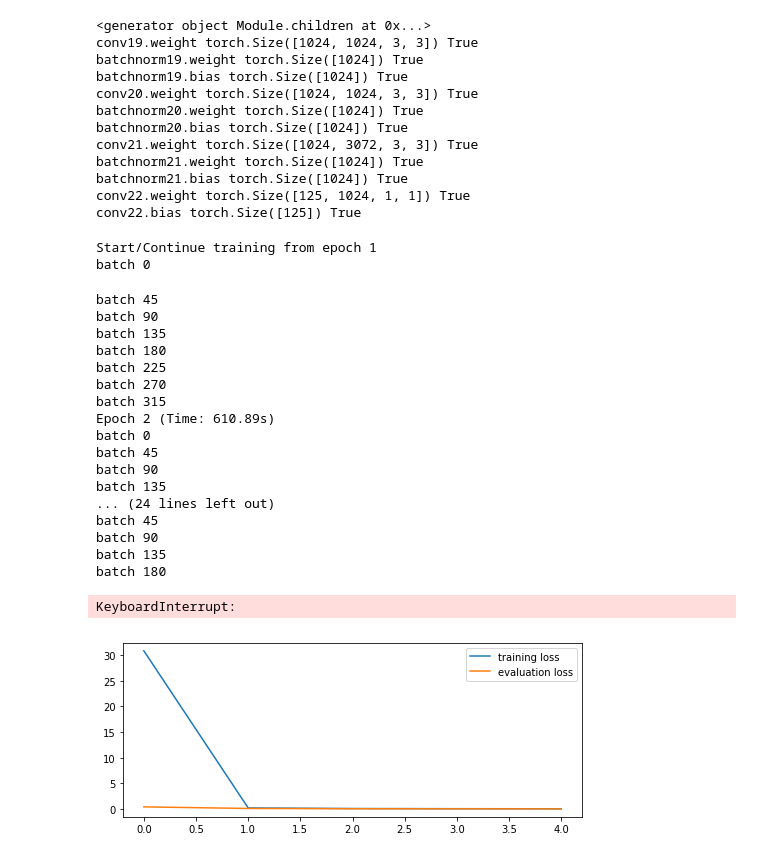
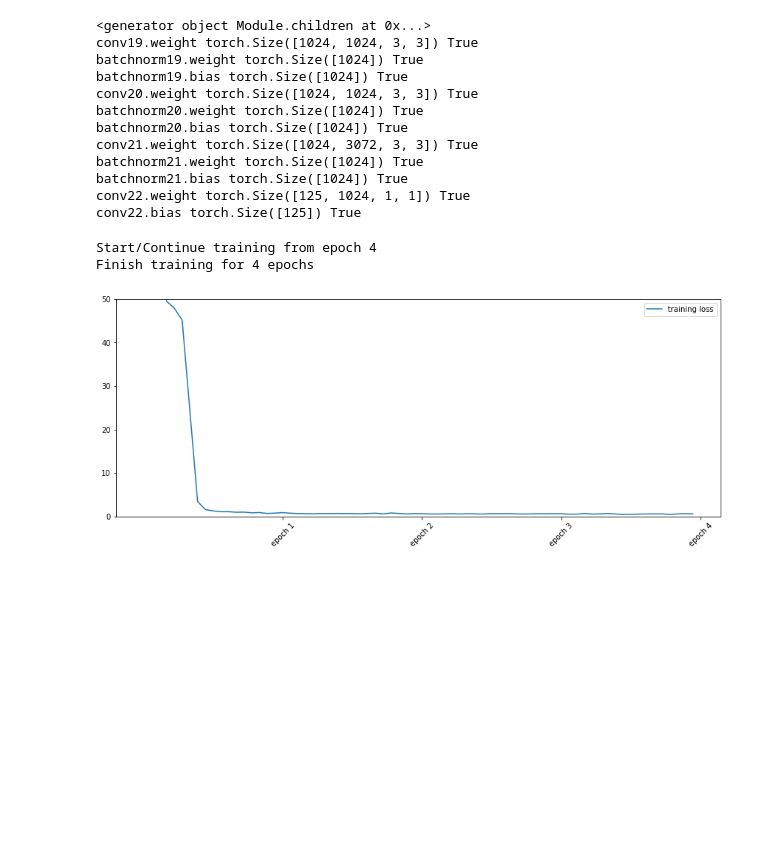
Before and after one commit to wZhou96/ece285ZHQL, a Jupyter notebook: YOLOv2.ipynb, the cells around one changed output. Drawn from its saved outputs; the diff is of its cells as text; code cells hidden in the pictures; blank space fills up the shorter version.

```diff
--- a/YOLOv2.ipynb
+++ b/YOLOv2.ipynb
@@ -154,44 +154,28 @@ class YOLOStatsManager(nt.StatsManager):
 #         accuracy = 100 * self.running_accuracy / self.number_update
         return {'loss': loss}
 # %%
-# !rm -r yolo_voc1
+!rm -r yolo_voc1
 
 lr = 0.00025
 net = net.to(device)
 adam = torch.optim.Adam(net.parameters(), lr=lr)
 stats_manager = YOLOStatsManager()
 exp1 = nt.Experiment(net, train_set, test_set, adam, stats_manager, meta, output_dir="yolo_voc1",
-                     batch_size = batch_size, perform_validation_during_training=True)
+                     batch_size = batch_size, perform_validation_during_training=False)
 # %%
 def plot(exp, fig, axes):
     axes.clear()
-    axes.plot([exp.history[k][0]['loss'] for k in range(exp.epoch)], label="training loss")
-    axes.plot([exp.history[k][1]['loss'] for k in range(exp.epoch)], label="evaluation loss")
+    axes.plot([exp.history[k]['loss'] for k in range(len(exp.history))], label="training loss")
+#     axes.plot([exp.history[k][1]['loss'] for k in range(exp.epoch)], label="evaluation loss")
+    plt.xticks([18,36,54,72], ['epoch 1', 'epoch 2', 'epoch 3', 'epoch 4'], rotation=45)
     plt.tight_layout()
     fig.canvas.draw()
+    axes.set_ylim([0,50])
     axes.legend()
 
-fig, axes = plt.subplots(ncols=1, figsize=(7, 3))
-exp1.run(num_epochs=20, plot=lambda exp: plot(exp, fig=fig, axes=axes))
+fig, axes = plt.subplots(ncols=1, figsize=(12, 5))
+exp1.run(num_epochs=4, plot=lambda exp: plot(exp, fig=fig, axes=axes))
 # %% [output]
-Start/Continue training from epoch 1
-batch 0
+Start/Continue training from epoch 4
+Finish training for 4 epochs
-batch 45
-batch 90
-batch 135
-batch 180
-batch 225
-batch 270
-batch 315
-Epoch 2 (Time: 610.89s)
-batch 0
-batch 45
-batch 90
-batch 135
-... (24 lines left out)
-batch 45
-batch 90
-batch 135
-batch 180
-KeyboardInterrupt:
-[figure, old version]
+[figure, new version]
```
Also changed, not shown: parts of 4 cells of this notebook, 3 other files.
